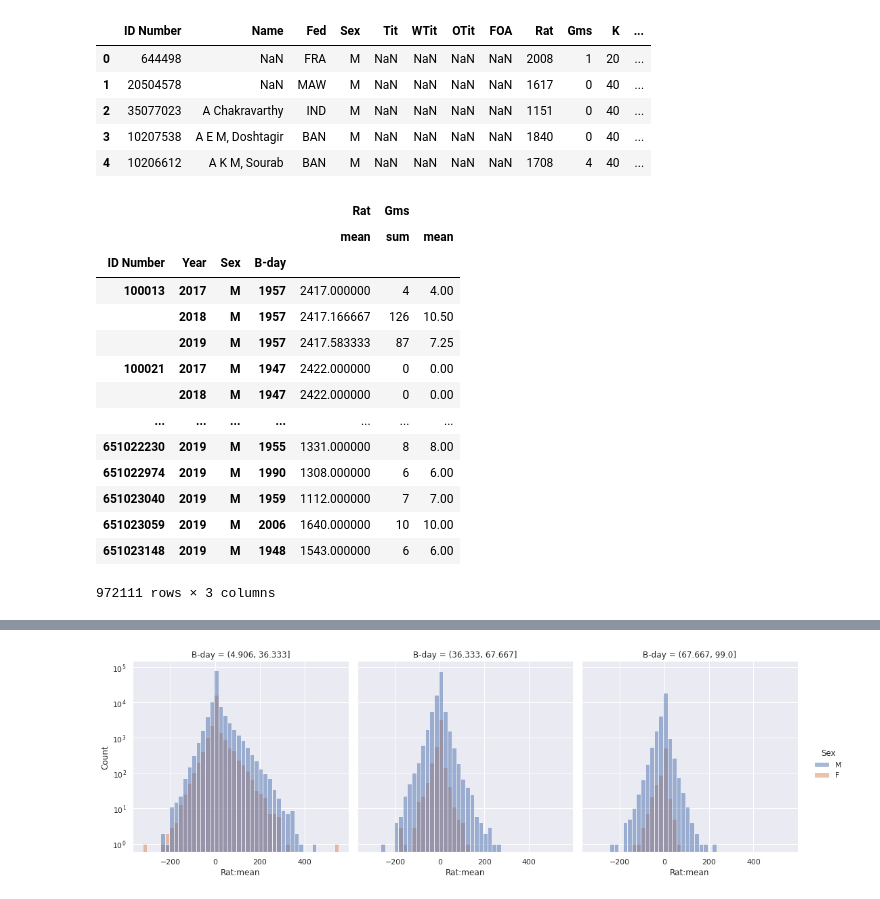
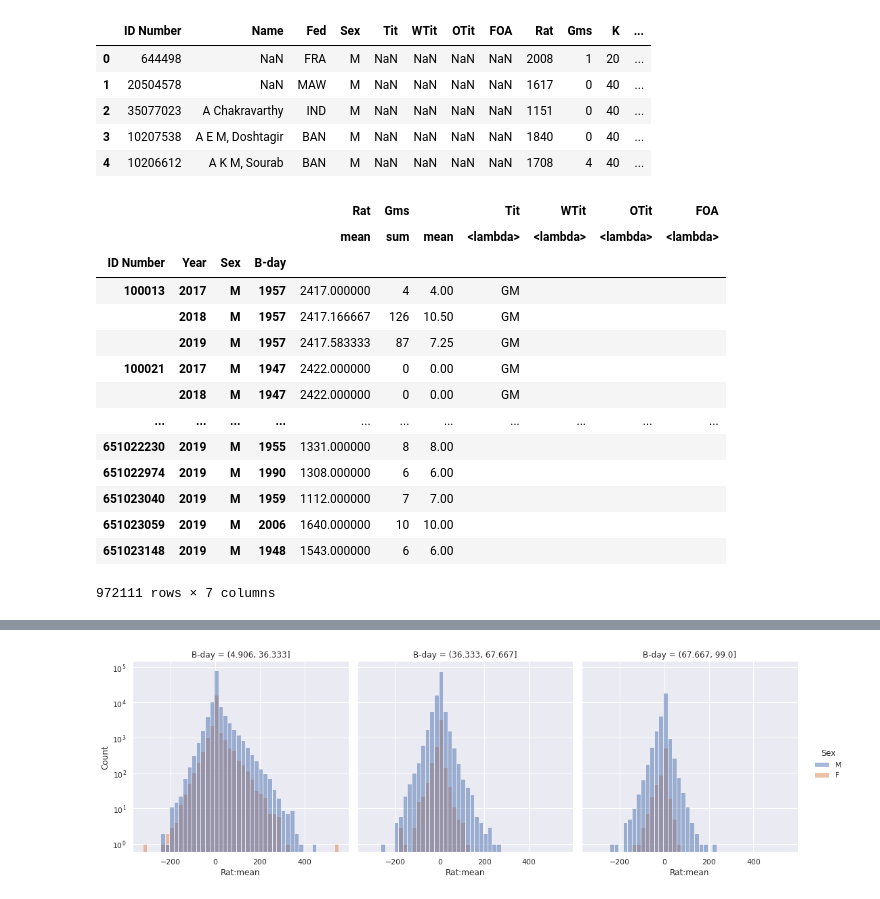
Before and after one commit to gabikadlecova/ds_report, a Jupyter notebook: model_draft.ipynb, the cells around one changed output, grey strips where cells are left out. Saved outputs shown, nothing was run; the diff lists cells and outputs as text; code cells hidden in the pictures.

```diff
--- a/model_draft.ipynb
+++ b/model_draft.ipynb
@@ -32,27 +31,42 @@ data.head()
 | 2 | 35077023 | A Chakravarthy | IND | M | NaN | NaN | NaN | NaN | 1151 | 0 | 40 | ... |
 | 3 | 10207538 | A E M, Doshtagir | BAN | M | NaN | NaN | NaN | NaN | 1840 | 0 | 40 | ... |
 | 4 | 10206612 | A K M, Sourab | BAN | M | NaN | NaN | NaN | NaN | 1708 | 4 | 40 | ... |
+# %%
+def get_maxlen_str(x):
+    maxl = max([len(c) for c in x])
+    for c in x:
+        if len(c) == maxl:
+            return c
+    return ''
 # %%
 cols = ['ID Number', 'Year', 'Sex', 'B-day', 'Rat', 'Gms']
+titcols =  ['Tit', 'WTit', 'OTit', 'FOA']
+cols += titcols
 
-agg_rating = data[cols].groupby(['ID Number', 'Year', 'Sex', 'B-day']).agg({'Rat': 'mean', 'Gms': ['sum', 'mean']})
+data[titcols] = data[titcols].fillna('')
+
+agg = {'Rat': 'mean', 'Gms': ['sum', 'mean']}
+for c in titcols:
+    agg[c] = lambda x: get_maxlen_str(x)
+
+agg_rating = data[cols].groupby(['ID Number', 'Year', 'Sex', 'B-day']).agg(agg)
 agg_rating
 # %% [output]
-|  |  |  |  | Rat | Gms |  |
-|  |  |  |  | mean | sum | mean |
-| ID Number | Year | Sex | B-day |  |  |  |
-| 100013 | 2017 | M | 1957 | 2417.000000 | 4 | 4.00 |
-|  | 2018 | M | 1957 | 2417.166667 | 126 | 10.50 |
-|  | 2019 | M | 1957 | 2417.583333 | 87 | 7.25 |
-| 100021 | 2017 | M | 1947 | 2422.000000 | 0 | 0.00 |
-|  | 2018 | M | 1947 | 2422.000000 | 0 | 0.00 |
-| ... | ... | ... | ... | ... | ... | ... |
-| 651022230 | 2019 | M | 1955 | 1331.000000 | 8 | 8.00 |
-| 651022974 | 2019 | M | 1990 | 1308.000000 | 6 | 6.00 |
-| 651023040 | 2019 | M | 1959 | 1112.000000 | 7 | 7.00 |
-| 651023059 | 2019 | M | 2006 | 1640.000000 | 10 | 10.00 |
-| 651023148 | 2019 | M | 1948 | 1543.000000 | 6 | 6.00 |
+|  |  |  |  | Rat | Gms |  | Tit | WTit | OTit | FOA |
+|  |  |  |  | mean | sum | mean | <lambda> | <lambda> | <lambda> | <lambda> |
+| ID Number | Year | Sex | B-day |  |  |  |  |  |  |  |
+| 100013 | 2017 | M | 1957 | 2417.000000 | 4 | 4.00 | GM |  |  |  |
+|  | 2018 | M | 1957 | 2417.166667 | 126 | 10.50 | GM |  |  |  |
+|  | 2019 | M | 1957 | 2417.583333 | 87 | 7.25 | GM |  |  |  |
+| 100021 | 2017 | M | 1947 | 2422.000000 | 0 | 0.00 | GM |  |  |  |
+|  | 2018 | M | 1947 | 2422.000000 | 0 | 0.00 | GM |  |  |  |
+| ... | ... | ... | ... | ... | ... | ... | ... | ... | ... | ... |
+| 651022230 | 2019 | M | 1955 | 1331.000000 | 8 | 8.00 |  |  |  |  |
+| 651022974 | 2019 | M | 1990 | 1308.000000 | 6 | 6.00 |  |  |  |  |
+| 651023040 | 2019 | M | 1959 | 1112.000000 | 7 | 7.00 |  |  |  |  |
+| 651023059 | 2019 | M | 2006 | 1640.000000 | 10 | 10.00 |  |  |  |  |
+| 651023148 | 2019 | M | 1948 | 1543.000000 | 6 | 6.00 |  |  |  |  |
-972111 rows × 3 columns
+972111 rows × 7 columns
 # %%
 agg_rating_res = agg_rating.reset_index()
 agg_rating_res.columns = [(':'.join(c) if c[1] else c[0]) for c in agg_rating_res.columns]
```
Also changed, not shown: parts of 12 cells of this notebook.
